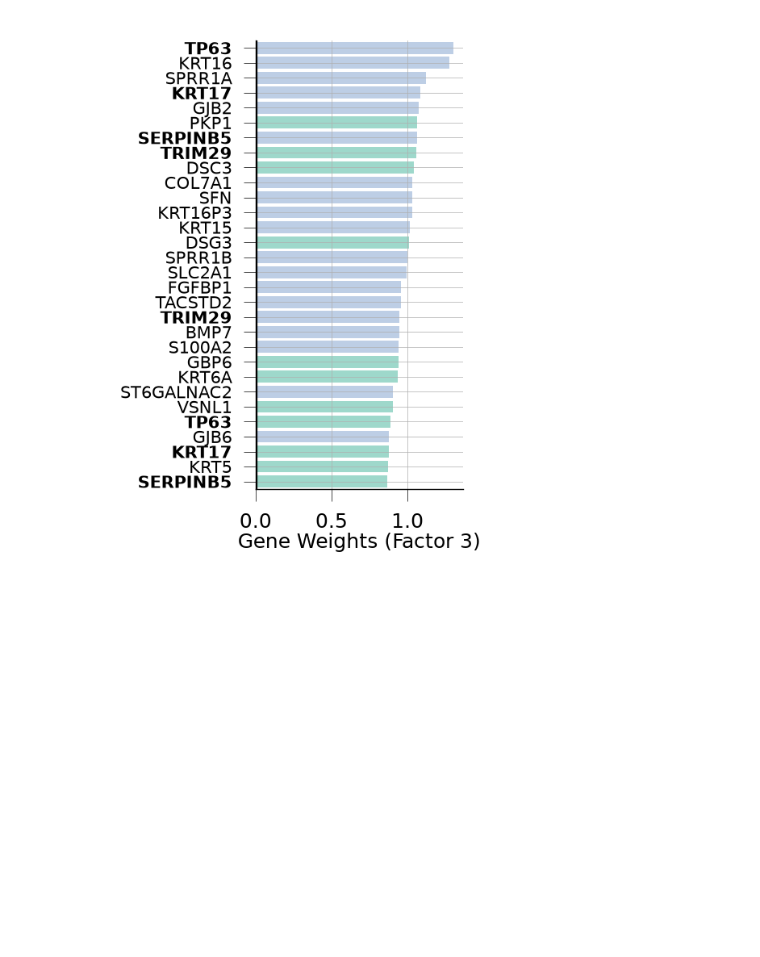
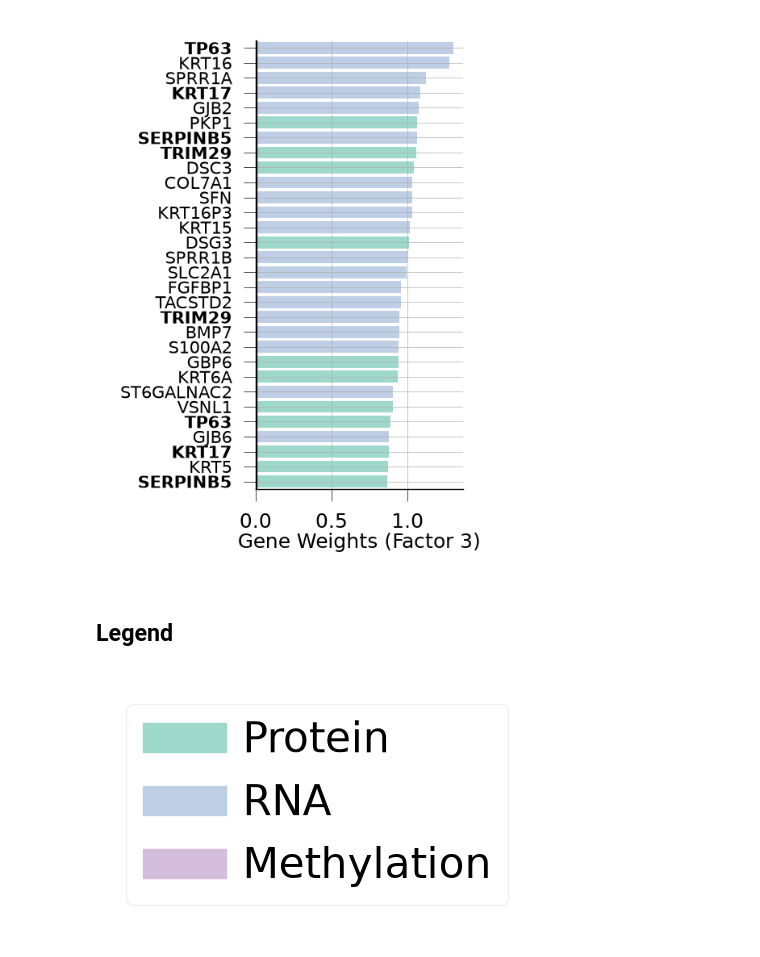
Before and after one commit to MannLabs/alphapepttools-manuscript, a Jupyter notebook: notebooks/main/multimodal/analysis/factor-3-analysis.ipynb, the cells around one changed output. Cells and saved outputs as stored; diff of their text form; code cells hidden in the pictures; blank space fills up the shorter version.

Commit message:
add legend

```diff
--- a/notebooks/main/multimodal/analysis/factor-3-analysis.ipynb
+++ b/notebooks/main/multimodal/analysis/factor-3-analysis.ipynb
@@ -151,3 +152,45 @@ apt.pl.save_figure(
 )
 # %% [output]
 [figure]
+# %% [markdown]
+## Legend
+# %%
+handles = [Patch(color=color) for color in palette.values()]
+labels = ["Protein", "RNA", "Methylation"]
+fontsize=10
+
+fig, axm = apt.pl.create_figure(1, 1, figsize=("0.25", "0.25"))
+ax = axm.next()
+
+
+
+ax.legend(
+    handles,
+    labels,
+    loc="center",
+    title=None,
+    title_fontproperties={"weight": "bold", "size": fontsize},
+    alignment="left",
+    fontsize=fontsize,
+    facecolor="#ffffff",
+    framealpha=0.3,
+    ncols=1,
+    columnspacing=0.0,
+    frameon=True,
+    handletextpad=0.4,
+)
+ax.set_axis_off()
+
+plt.tight_layout()
+
+apt.pl.save_figure(
+    fig = fig,
+    filename = f"mofa_loadings_factor-{FACTOR}.legend.png",
+    output_dir = figure_output_dir,
+    dpi = 600,
+    transparent = True,
+)
+
+plt.show()
+# %% [output]
+[figure, added]
```
Also changed, not shown: parts of 1 cell of this notebook.
